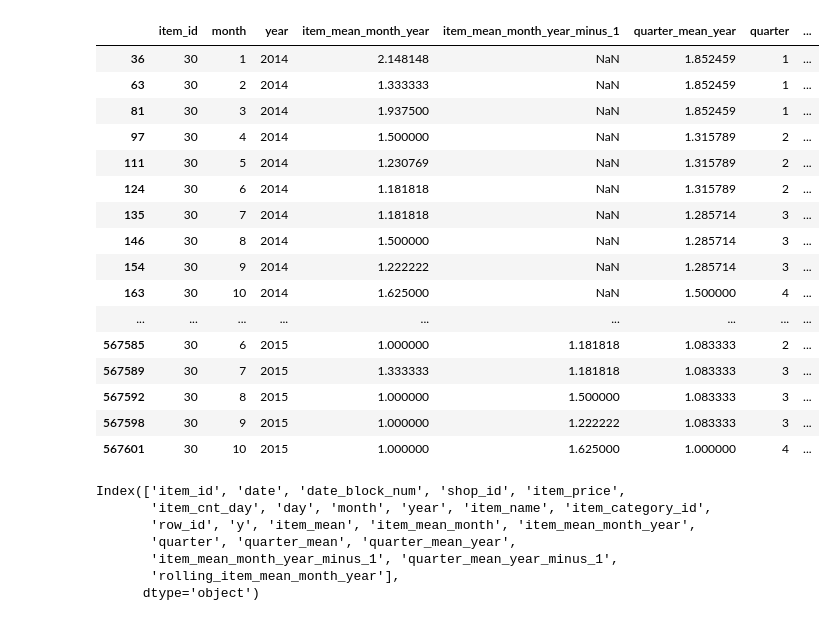
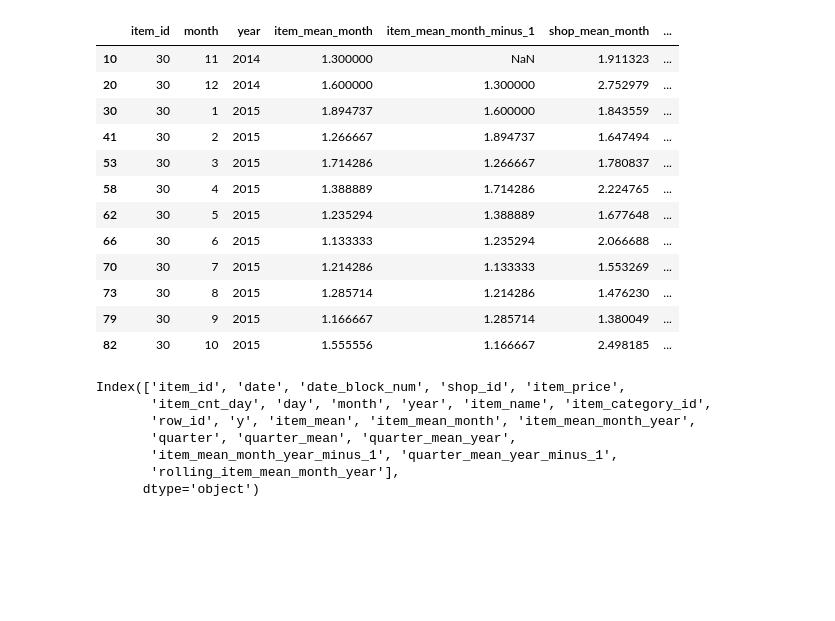
Before and after one commit to stehem/kaggle, a Jupyter notebook: coursera_aml_cds/fresh_start.ipynb, the cells around one changed output. Saved outputs shown, nothing was run; the diff lists cells and outputs as text; code cells hidden in the pictures; blank space fills up the shorter version.

```diff
--- a/coursera_aml_cds/fresh_start.ipynb
+++ b/coursera_aml_cds/fresh_start.ipynb
@@ -99,7 +44,6 @@ X = pd.concat(frames,sort=False)
 # %%
-rollings = X[['item_mean_month_year', 'date_block_num', 'item_id']].copy()
+rollings = X[['item_mean_month', 'date_block_num', 'item_id']].copy()
 rollings = rollings.drop_duplicates(['item_id', 'date_block_num'])
-rollings = rollings.set_index(['date_block_num'])
+rollings = rollings.set_index(['date_block_num', 'item_id'])
 a = rollings.sort_values(['item_id', 'date_block_num'])\
-        .groupby(['item_id'])['item_mean_month_year'].rolling(3).mean()
-a
+        .groupby(['item_id'])['item_mean_month'].shift(1)
@@ -124,41 +50,36 @@ Name: item_mean_month_year, Length: 135451, dtype: float64
 # %%
 b = pd.DataFrame(a)
-#b.index[0][0]
-#b.index[0]
+b.rename(columns={'item_mean_month': 'item_mean_month_minus_1'}, inplace=True)
 
-#b.columns
-#b.index[2]
-#b = b.reset_index(level=[0,1])
-#b.rename(columns={'item_id': 'dummy'}, inplace=True)
-b.rename(columns={'item_mean_month_year': 'rolling_item_mean_month_year'}, inplace=True)
-
-#b = b.reset_index()
-#b['item_id']
-
-#b.columns
-b
 X = pd.merge(X, b, on=['item_id', 'date_block_num'], how='left')
+# %%
+rollings = X[['shop_mean_month', 'date_block_num', 'shop_id']].copy()
+rollings = rollings.drop_duplicates(['shop_id', 'date_block_num'])
+rollings = rollings.set_index(['date_block_num', 'shop_id'])
+a = rollings.sort_values(['shop_id', 'date_block_num'])\
+        .groupby(['shop_id'])['shop_mean_month'].shift(1)
+# %%
+b = pd.DataFrame(a)
+b.rename(columns={'shop_mean_month': 'shop_mean_month_minus_1'}, inplace=True)
+
+X = pd.merge(X, b, on=['shop_id', 'date_block_num'], how='left')
 # %%
-X[X['item_id'] == 30].drop_duplicates(['item_id', 'date_block_num'])[['item_id', 'month', 'year', 'item_mean_month_year', 'item_mean_month_year_minus_1','quarter_mean_year','quarter', 'quarter_mean_year_minus_1',\
-                                                                    'rolling_item_mean_month_year']]
+X[X['item_id'] == 30].drop_duplicates(['item_id', 'date_block_num'])[['item_id', 'month', 'year', 'item_mean_month', 'item_mean_month_minus_1',\
+                                                                     'shop_mean_month', 'shop_mean_month_minus_1']]
 # %% [output]
-|  | item_id | month | year | item_mean_month_year | item_mean_month_year_minus_1 | quarter_mean_year | quarter | ... |
-| 36 | 30 | 1 | 2014 | 2.148148 | NaN | 1.852459 | 1 | ... |
-| 63 | 30 | 2 | 2014 | 1.333333 | NaN | 1.852459 | 1 | ... |
-| 81 | 30 | 3 | 2014 | 1.937500 | NaN | 1.852459 | 1 | ... |
-| 97 | 30 | 4 | 2014 | 1.500000 | NaN | 1.315789 | 2 | ... |
-| 111 | 30 | 5 | 2014 | 1.230769 | NaN | 1.315789 | 2 | ... |
-| 124 | 30 | 6 | 2014 | 1.181818 | NaN | 1.315789 | 2 | ... |
-| 135 | 30 | 7 | 2014 | 1.181818 | NaN | 1.285714 | 3 | ... |
-| 146 | 30 | 8 | 2014 | 1.500000 | NaN | 1.285714 | 3 | ... |
-| 154 | 30 | 9 | 2014 | 1.222222 | NaN | 1.285714 | 3 | ... |
-| 163 | 30 | 10 | 2014 | 1.625000 | NaN | 1.500000 | 4 | ... |
-| ... | ... | ... | ... | ... | ... | ... | ... | ... |
-| 567585 | 30 | 6 | 2015 | 1.000000 | 1.181818 | 1.083333 | 2 | ... |
-| 567589 | 30 | 7 | 2015 | 1.333333 | 1.181818 | 1.083333 | 3 | ... |
-| 567592 | 30 | 8 | 2015 | 1.000000 | 1.500000 | 1.083333 | 3 | ... |
-| 567598 | 30 | 9 | 2015 | 1.000000 | 1.222222 | 1.083333 | 3 | ... |
-| 567601 | 30 | 10 | 2015 | 1.000000 | 1.625000 | 1.000000 | 4 | ... |
+|  | item_id | month | year | item_mean_month | item_mean_month_minus_1 | shop_mean_month | ... |
+| 10 | 30 | 11 | 2014 | 1.300000 | NaN | 1.911323 | ... |
+| 20 | 30 | 12 | 2014 | 1.600000 | 1.300000 | 2.752979 | ... |
+| 30 | 30 | 1 | 2015 | 1.894737 | 1.600000 | 1.843559 | ... |
+| 41 | 30 | 2 | 2015 | 1.266667 | 1.894737 | 1.647494 | ... |
+| 53 | 30 | 3 | 2015 | 1.714286 | 1.266667 | 1.780837 | ... |
+| 58 | 30 | 4 | 2015 | 1.388889 | 1.714286 | 2.224765 | ... |
+| 62 | 30 | 5 | 2015 | 1.235294 | 1.388889 | 1.677648 | ... |
+| 66 | 30 | 6 | 2015 | 1.133333 | 1.235294 | 2.066688 | ... |
+| 70 | 30 | 7 | 2015 | 1.214286 | 1.133333 | 1.553269 | ... |
+| 73 | 30 | 8 | 2015 | 1.285714 | 1.214286 | 1.476230 | ... |
+| 79 | 30 | 9 | 2015 | 1.166667 | 1.285714 | 1.380049 | ... |
+| 82 | 30 | 10 | 2015 | 1.555556 | 1.166667 | 2.498185 | ... |
 # %%
 X.columns
 # %% [output]
```
Also changed, not shown: parts of 7 cells of this notebook.
